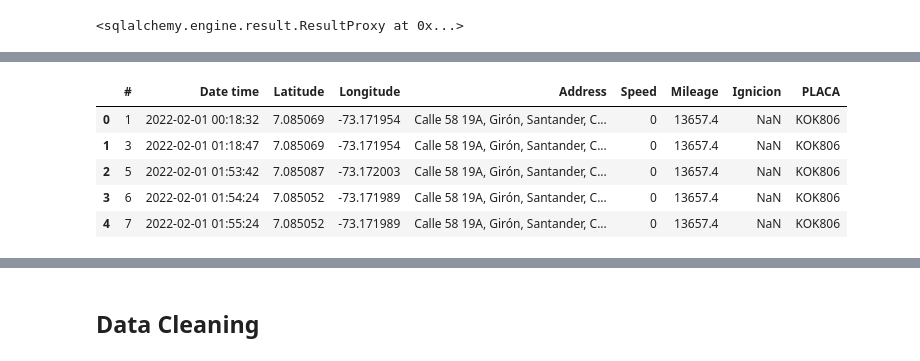
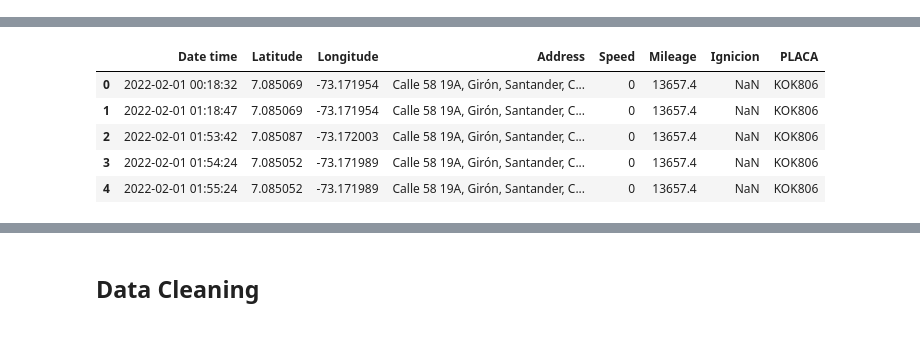
Before and after one commit to AlejoB13C/rastreo-satelital, a Jupyter notebook: notebooks/InDepthEDA.ipynb, the cells around one changed output, grey strips where cells are left out. Drawn from its saved outputs; the diff is of its cells as text; code cells hidden in the pictures.

```diff
--- a/notebooks/InDepthEDA.ipynb
+++ b/notebooks/InDepthEDA.ipynb
@@ -29,9 +22,5 @@ Wall time: 1.06 ms
-# %%
-ENGINE.execute('SELECT * FROM rastreo_satelital LIMIT 15')
-# %% [output]
-<sqlalchemy.engine.result.ResultProxy at 0x...>
 # %%
-%%time
-df = pd.read_sql('SELECT * FROM rastreo_satelital LIMIT 500000', con = ENGINE)
+df = pd.read_sql('SELECT * FROM rastreo_satelital LIMIT 500000', con = ENGINE).drop(columns='#')
+
 df.head()
 # %% [output]
@@ -40,6 +27,6 @@ Wall time: 25.6 s
-|  | # | Date time | Latitude | Longitude | Address | Speed | Mileage | Ignicion | PLACA |
-| 0 | 1 | 2022-02-01 00:18:32 | 7.085069 | -73.171954 | Calle 58 19A, Girón, Santander, C... | 0 | 13657.4 | NaN | KOK806 |
-| 1 | 3 | 2022-02-01 01:18:47 | 7.085069 | -73.171954 | Calle 58 19A, Girón, Santander, C... | 0 | 13657.4 | NaN | KOK806 |
-| 2 | 5 | 2022-02-01 01:53:42 | 7.085087 | -73.172003 | Calle 58 19A, Girón, Santander, C... | 0 | 13657.4 | NaN | KOK806 |
-| 3 | 6 | 2022-02-01 01:54:24 | 7.085052 | -73.171989 | Calle 58 19A, Girón, Santander, C... | 0 | 13657.4 | NaN | KOK806 |
-| 4 | 7 | 2022-02-01 01:55:24 | 7.085052 | -73.171989 | Calle 58 19A, Girón, Santander, C... | 0 | 13657.4 | NaN | KOK806 |
+|  | Date time | Latitude | Longitude | Address | Speed | Mileage | Ignicion | PLACA |
+| 0 | 2022-02-01 00:18:32 | 7.085069 | -73.171954 | Calle 58 19A, Girón, Santander, C... | 0 | 13657.4 | NaN | KOK806 |
+| 1 | 2022-02-01 01:18:47 | 7.085069 | -73.171954 | Calle 58 19A, Girón, Santander, C... | 0 | 13657.4 | NaN | KOK806 |
+| 2 | 2022-02-01 01:53:42 | 7.085087 | -73.172003 | Calle 58 19A, Girón, Santander, C... | 0 | 13657.4 | NaN | KOK806 |
+| 3 | 2022-02-01 01:54:24 | 7.085052 | -73.171989 | Calle 58 19A, Girón, Santander, C... | 0 | 13657.4 | NaN | KOK806 |
+| 4 | 2022-02-01 01:55:24 | 7.085052 | -73.171989 | Calle 58 19A, Girón, Santander, C... | 0 | 13657.4 | NaN | KOK806 |
```
Also changed, not shown: parts of 14 cells of this notebook.
